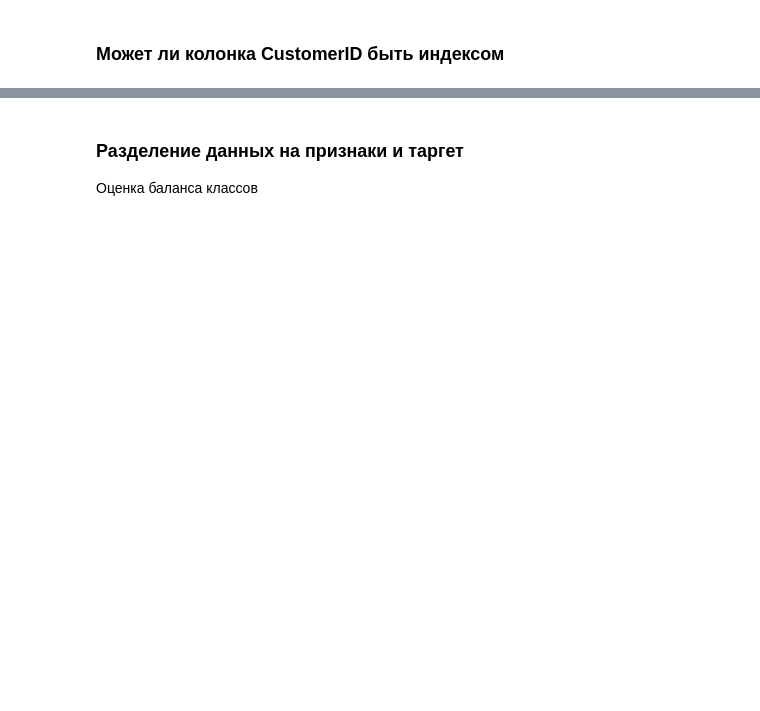
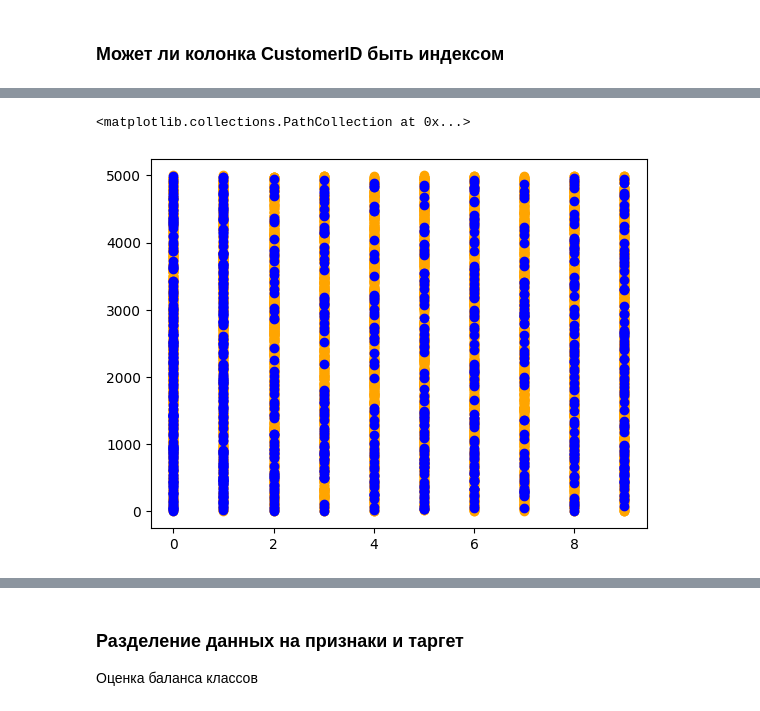
Before and after one commit to wldwldcrd/data_analysis_baumanka, a Jupyter notebook: 9_SVM_KNN/homework/Digital Marketing Campaign.ipynb, the cells around one changed output, grey strips where cells are left out. Cells and saved outputs as stored; diff of their text form; code cells hidden in the pictures; blank space fills up the shorter version.

```diff
--- a/9_SVM_KNN/homework/Digital Marketing Campaign.ipynb
+++ b/9_SVM_KNN/homework/Digital Marketing Campaign.ipynb
@@ -28,0 +111,16 @@ import phik as phik
+# %%
+plt.scatter(
+    df[df["Conversion"] == 1]["PreviousPurchases"],
+    df[df["Conversion"] == 1]["LoyaltyPoints"],
+    color="orange",
+    label="Pay",
+)
+plt.scatter(
+    df[df["Conversion"] == 0]["PreviousPurchases"],
+    df[df["Conversion"] == 0]["LoyaltyPoints"],
+    color="blue",
+    label="Don't pay",
+)
+# %% [output]
+<matplotlib.collections.PathCollection at 0x...>
+[figure, added]
```
Also changed, not shown: parts of 21 cells of this notebook.
